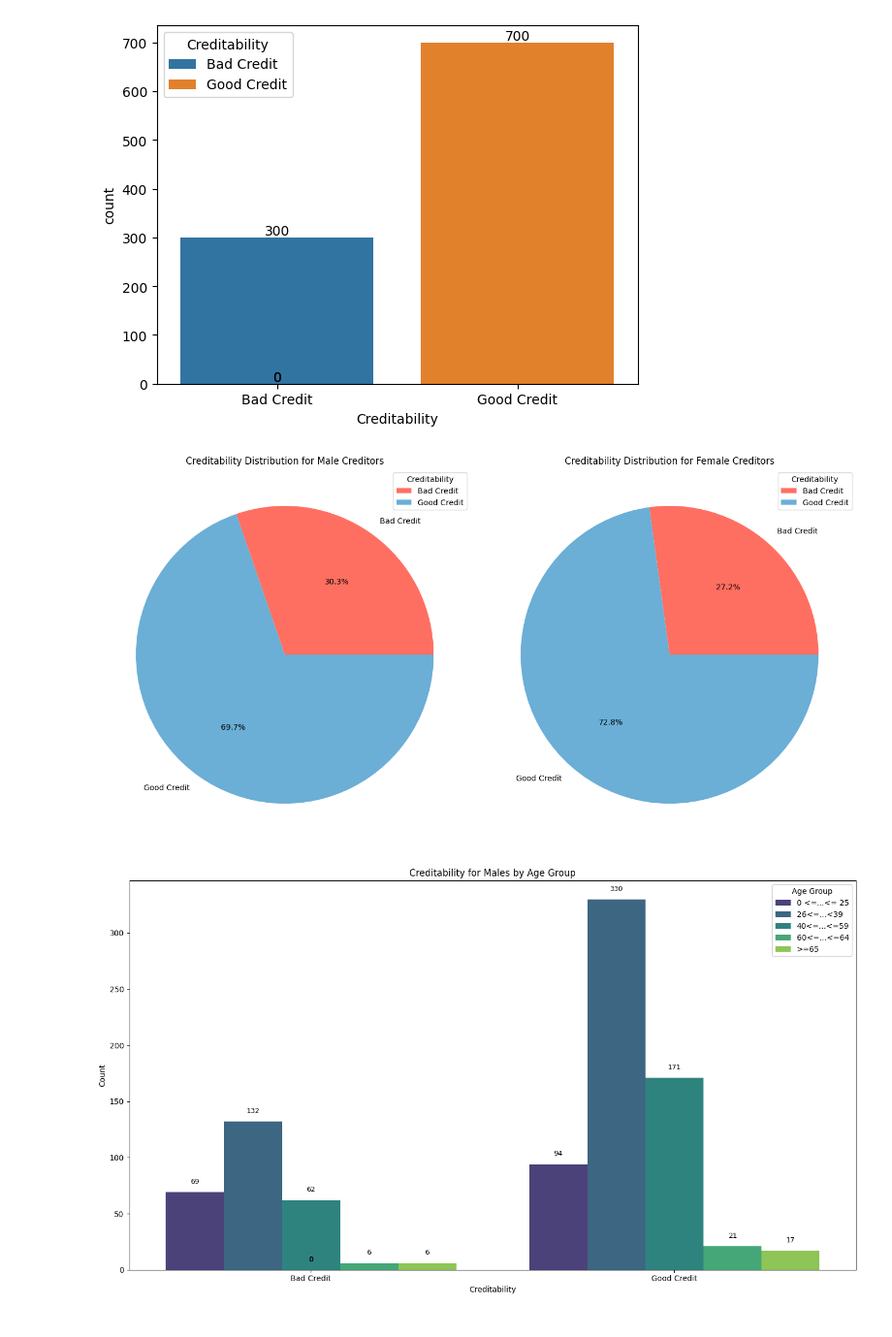
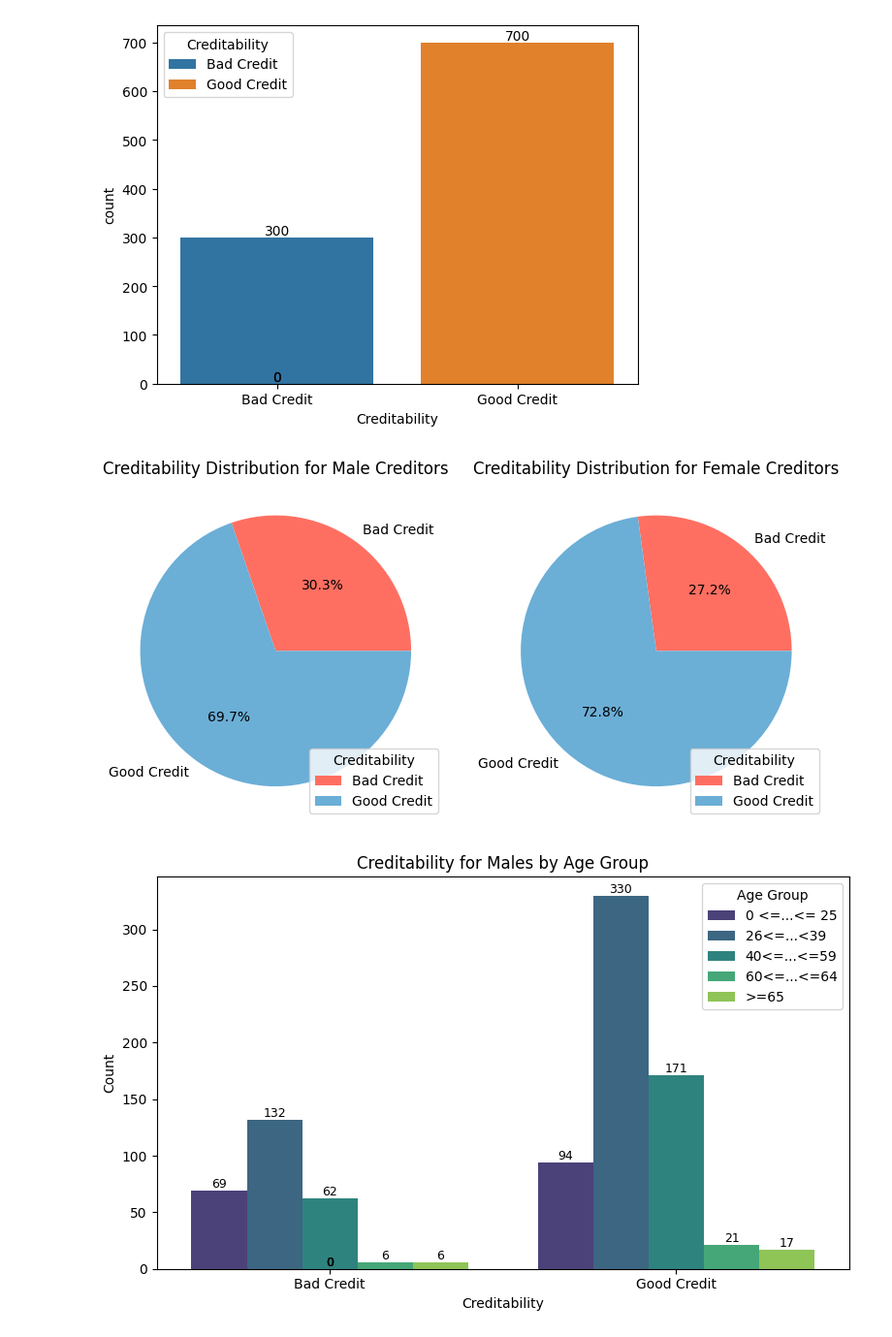
Before and after one commit to RLMurta/german_credit_exploratory_analysis, a Jupyter notebook: index.ipynb, the cells around one changed output. Shown at 97% size. Cells and saved outputs as stored; diff of their text form; code cells hidden in the pictures.

```diff
--- a/index.ipynb
+++ b/index.ipynb
@@ -105,11 +134,6 @@ plt.show()
 [figure]
 # %%
 # --------------------------- Creditability for Male and Female -------------------------
-
-# Assume the DataFrame df is already loaded and contains the columns 'Sex & Marital Status', 'Creditability', and other necessary columns.
-
-# Create a new column 'Gender' to categorize the data as 'Male' or 'Female'
-df['Gender'] = df['Sex & Marital Status'].map({1: 'Male', 2: 'Male', 3: 'Male', 4: 'Female'})
 
 # Filter the data for 'Male' and 'Female'
 male_data = df[df['Gender'] == 'Male']
@@ -126,7 +150,7 @@ creditability_labels = ['Bad Credit', 'Good Credit']
 colors = ['#ff6f61', '#6baed6']  # Different colors for 'Bad Credit' and 'Good Credit'
 
 # Set up the creation of two pie charts side by side
-fig, axes = plt.subplots(1, 2, figsize=(14, 7))  # Create a figure with two axes (charts) side by side
+fig, axes = plt.subplots(1, 2, figsize=(8, 4))  # Create a figure with two axes (charts) side by side
 
 # Create the pie chart for male creditors
 wedges_male, texts_male, autotexts_male = axes[0].pie(
@@ -156,52 +180,45 @@ axes[1].set_title('Creditability Distribution for Female Creditors')
 plt.tight_layout()  # Adjust layout for better visualization
 plt.show()  # Display the charts
 # %% [output]
-[figure, old version]
+[figure, new version]
 # %%
 # ------------------------- Creditability for Males by Age Group -----------------------------
-
-df['Gender'] = df['Sex & Marital Status'].map({1: 'Male', 2: 'Male', 3: 'Male'})  # Mapping '1', '2', '3' as 'Male'
-
-# Create age bins and corresponding labels
-age_bins = [0, 25, 39, 59, 64, 100]
-age_labels = ['0 <=...<= 25', '26<=...<39', '40<=...<=59', '60<=...<=64', '>=65']
-df['Age Group'] = pd.cut(df['Age (years)'], bins=age_bins, labels=age_labels)
 
 # Filter the data to only include males
 df_male = df[df['Gender'] == 'Male']
 
 # Set the size of the figure
-plt.figure(figsize=(14, 8))
+plt.figure(figsize=(8, 5))
 
 # Create the count plot for 'Creditability' with 'Age Group' as hue (only for Male)
 plot = sns.countplot(x='Creditability', data=df_male, hue='Age Group', palette='viridis')
 
 # Add exact counts above the bars
 for patch in plot.patches:
     height = patch.get_height()  # Get the height of each bar (count)
     plot.text(
         patch.get_x() + patch.get_width() / 2.,  # X position of the text (center of the bar)
-        height + 6,  # Y position of the text (slightly above the top of the bar)
+        height,  # Y position of the text (slightly above the top of the bar)
         int(height),  # Text to display (the count value)
         ha='center',  # Horizontal alignment of the text
         va='bottom',  # Vertical alignment of the text
         fontsize=9,  # Font size of the text
         color='black'  # Color of the text
     )
 
 # Set x-axis labels for Creditability
 plot.set_xticks([0, 1])  # Set the ticks for Creditability (Bad = 0, Good = 1)
 plot.set_xticklabels(['Bad Credit', 'Good Credit'])  # Label the ticks
 
 # Add title and labels to the axes
 plt.title('Creditability for Males by Age Group')
 plt.xlabel('Creditability')
 plt.ylabel('Count')
 
 # Adjust layout and display the plot
 plt.tight_layout()
 plt.show()
 # %% [output]
-[figure, old version]
+[figure, new version]
 # %%
 # --------------------- Creditability for Female by Age Group ------------------
```
Also changed, not shown: parts of 22 cells of this notebook.
